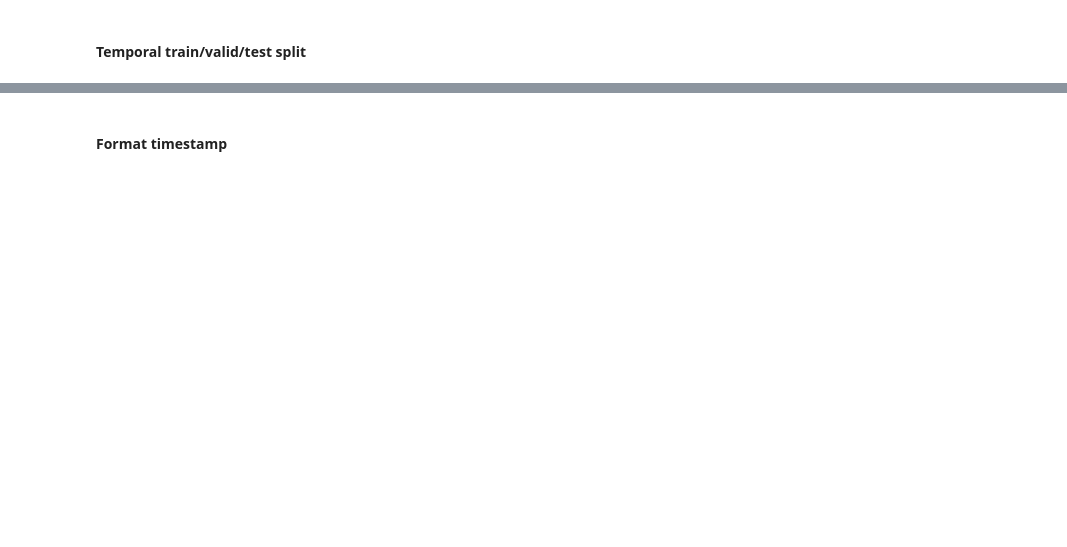
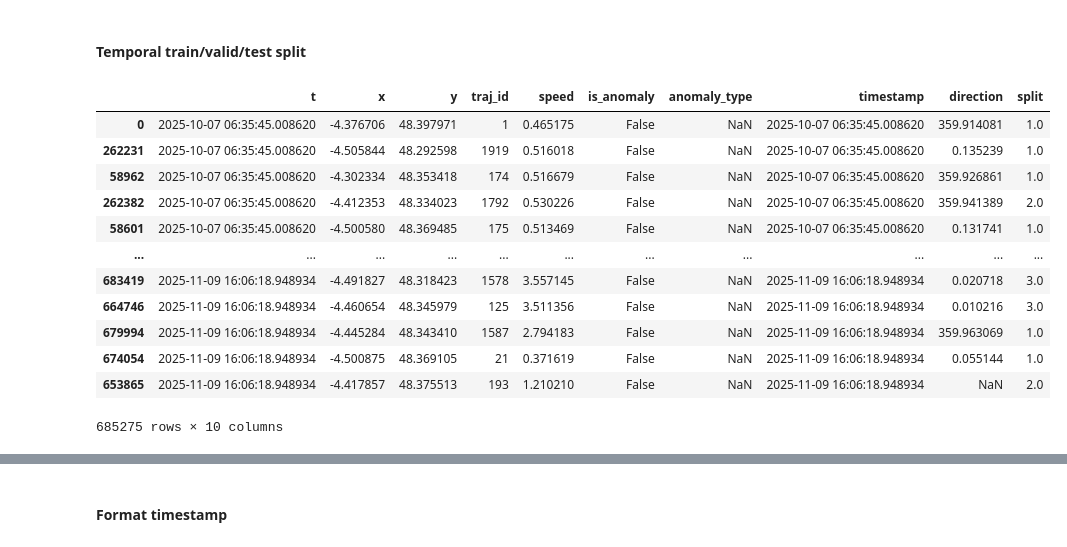
Before and after one commit to blackchou32/mobiml, a Jupyter notebook: examples/mobiml-geotracknet.ipynb, the cells around one changed output, grey strips where cells are left out. Saved outputs shown, nothing was run; the diff lists cells and outputs as text; code cells hidden in the pictures; blank space fills up the shorter version.

Commit message:
Modification for Synthetic AIS dataset with Geotracknet

```diff
--- a/examples/mobiml-geotracknet.ipynb
+++ b/examples/mobiml-geotracknet.ipynb
@@ -53,23 +58,23 @@ SOG_MIN = 2.0
 SOG_MAX = 30.0  # SOG is truncated to 30.0 knots max
 
 # Pkl filenames
-pkl_filename_train = "aisdk_20180208_train.pkl"
-pkl_filename_valid = "aisdk_20180208_valid.pkl"
-pkl_filename_test = "aisdk_20180208_test.pkl"
+pkl_filename_train = "simulated_train.pkl"
+pkl_filename_valid = "simulated_valid.pkl"
+pkl_filename_test = "simulated_test.pkl"
 
 # Path to csv files
-data_path = "data/aisdk_20180208_sample/"
-csv_filename = "aisdk_20180208_sample.csv"
+data_path = "ais/"
+csv_filename = "synthetic_vessel_2197.csv"
 
 # Output path
-out_path = "data/aisdk_20180208_sample/"
+out_path = "data/simulated_sample/"
 # %% [markdown]
 ### Loading data
 # %%
 path = os.path.join(data_path, csv_filename)
 print(f"{datetime.now()} Loading data from {path}")
-aisdk = AISDK(path)  # you can specify a bounding box here to filter the area
-LON_MIN, LAT_MIN, LON_MAX, LAT_MAX = aisdk.get_bounds()
+simulated = SyntheticAIS(path)  # you can specify a bounding box here to filter the area
+LON_MIN, LAT_MIN, LON_MAX, LAT_MAX = simulated.get_bounds()
 print(
     f"Bounding box:\nmin_lon: {LON_MIN}\nmin_lat: {LAT_MIN}\nmax_lon: {LON_MAX}\nmax_lat: {LAT_MAX}"
 )
@@ -164,0 +93,41 @@ aisdk_train
+# %%
+traj_ids = simulated.df["traj_id"].unique()
+n_traj = len(traj_ids)
+
+# Ratios (ajuste si besoin)
+train_ratio = 0.6
+valid_ratio = 0.2
+# le reste -> test
+
+# Mélange aléatoire des trajectoires (reproductible)
+rng = np.random.default_rng(seed=42)
+rng.shuffle(traj_ids)
+
+# Découpage par trajectoires
+n_train_traj = int(train_ratio * n_traj)
+n_valid_traj = int(valid_ratio * n_traj)
+
+train_ids = set(traj_ids[:n_train_traj])
+valid_ids = set(traj_ids[n_train_traj:n_train_traj + n_valid_traj])
+test_ids  = set(traj_ids[n_train_traj + n_valid_traj:])
+
+simulated.df["split"] = 0.0
+simulated.df.loc[simulated.df["traj_id"].isin(train_ids), "split"] = 1.0
+simulated.df.loc[simulated.df["traj_id"].isin(valid_ids), "split"] = 2.0
+simulated.df.loc[simulated.df["traj_id"].isin(test_ids),  "split"] = 3.0
+# %%
+simulated.df
+# %% [output]
+|  | t | x | y | traj_id | speed | is_anomaly | anomaly_type | timestamp | direction | split |
+| 0 | 2025-10-07 06:35:45.008620 | -4.376706 | 48.397971 | 1 | 0.465175 | False | NaN | 2025-10-07 06:35:45.008620 | 359.914081 | 1.0 |
+| 262231 | 2025-10-07 06:35:45.008620 | -4.505844 | 48.292598 | 1919 | 0.516018 | False | NaN | 2025-10-07 06:35:45.008620 | 0.135239 | 1.0 |
+| 58962 | 2025-10-07 06:35:45.008620 | -4.302334 | 48.353418 | 174 | 0.516679 | False | NaN | 2025-10-07 06:35:45.008620 | 359.926861 | 1.0 |
+| 262382 | 2025-10-07 06:35:45.008620 | -4.412353 | 48.334023 | 1792 | 0.530226 | False | NaN | 2025-10-07 06:35:45.008620 | 359.941389 | 2.0 |
+| 58601 | 2025-10-07 06:35:45.008620 | -4.500580 | 48.369485 | 175 | 0.513469 | False | NaN | 2025-10-07 06:35:45.008620 | 0.131741 | 1.0 |
+| ... | ... | ... | ... | ... | ... | ... | ... | ... | ... | ... |
+| 683419 | 2025-11-09 16:06:18.948934 | -4.491827 | 48.318423 | 1578 | 3.557145 | False | NaN | 2025-11-09 16:06:18.948934 | 0.020718 | 3.0 |
+| 664746 | 2025-11-09 16:06:18.948934 | -4.460654 | 48.345979 | 125 | 3.511356 | False | NaN | 2025-11-09 16:06:18.948934 | 0.010216 | 3.0 |
+| 679994 | 2025-11-09 16:06:18.948934 | -4.445284 | 48.343410 | 1587 | 2.794183 | False | NaN | 2025-11-09 16:06:18.948934 | 359.963069 | 1.0 |
+| 674054 | 2025-11-09 16:06:18.948934 | -4.500875 | 48.369105 | 21 | 0.371619 | False | NaN | 2025-11-09 16:06:18.948934 | 0.055144 | 1.0 |
+| 653865 | 2025-11-09 16:06:18.948934 | -4.417857 | 48.375513 | 193 | 1.210210 | False | NaN | 2025-11-09 16:06:18.948934 | NaN | 2.0 |
+685275 rows × 10 columns
```
Also changed, not shown: parts of 46 cells of this notebook, 28 other files.
